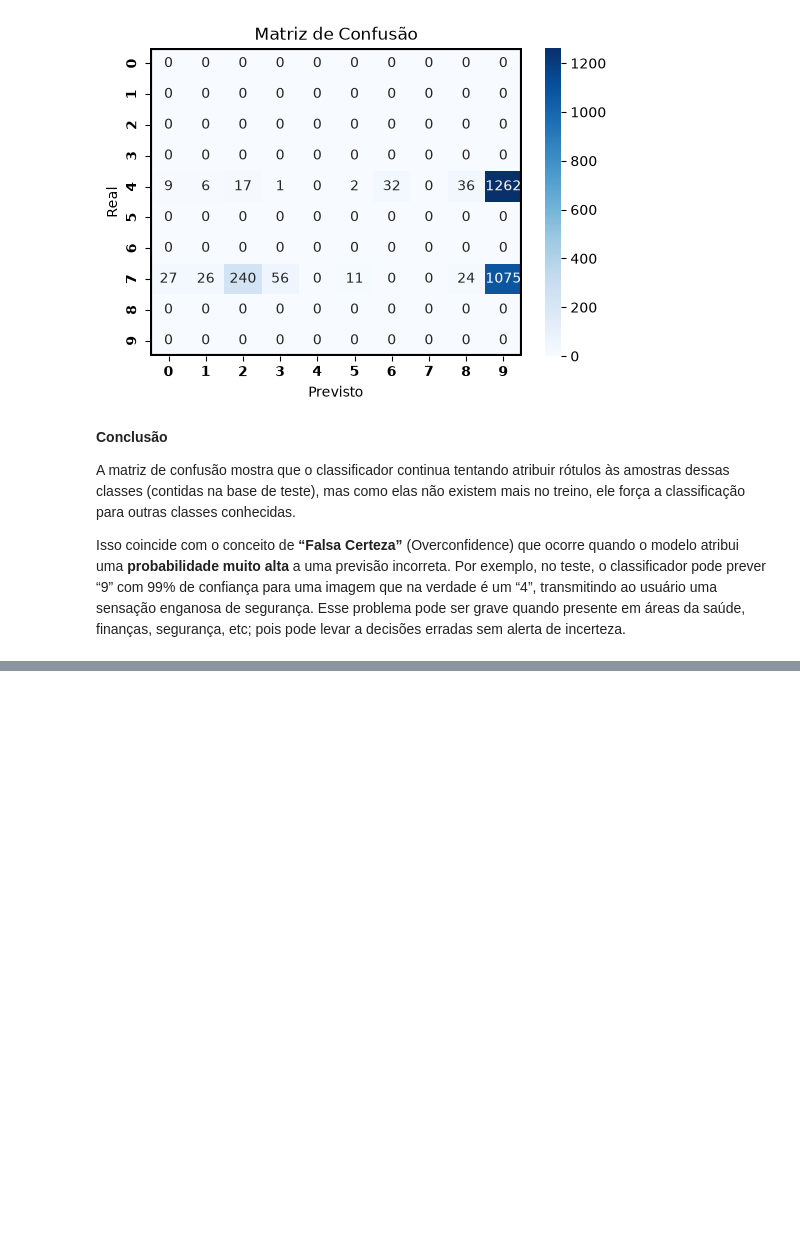
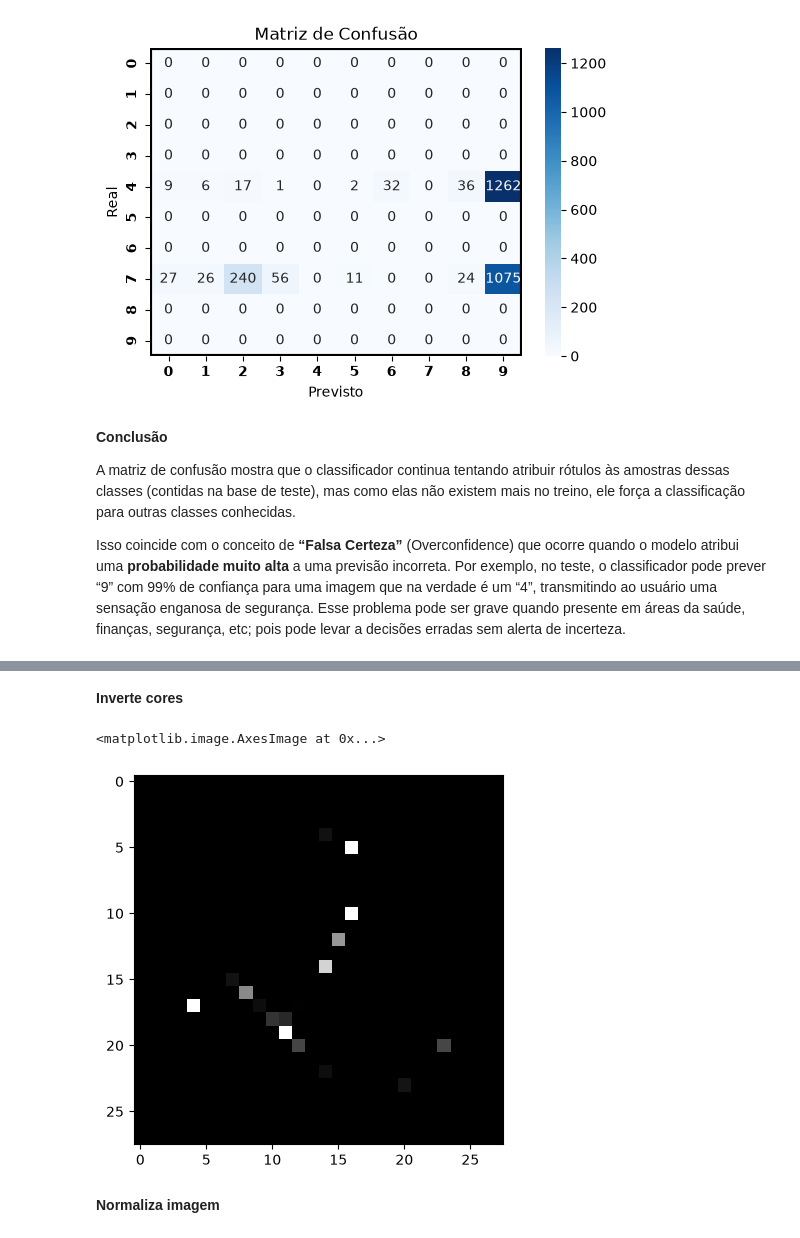
Before and after one commit to CherylHenkels/sctec-mini-projeto2, a Jupyter notebook: main.ipynb, the cells around one changed output, grey strips where cells are left out. Saved outputs shown, nothing was run; the diff lists cells and outputs as text; code cells hidden in the pictures; blank space fills up the shorter version.

```diff
--- a/main.ipynb
+++ b/main.ipynb
@@ -945,0 +1001,11 @@ Isso coincide com o conceito de **“Falsa Certeza”** (Overconfidence) que oco
+# %% [markdown]
+**Inverte cores**
+# %%
+img_invertida = 255 - img_cropped
+# %%
+plt.imshow(img_invertida, cmap='gray')
+# %% [output]
+<matplotlib.image.AxesImage at 0x...>
+[figure, added]
+# %% [markdown]
+**Normaliza imagem**
```
Also changed, not shown: parts of 12 cells of this notebook, 1 other file.
